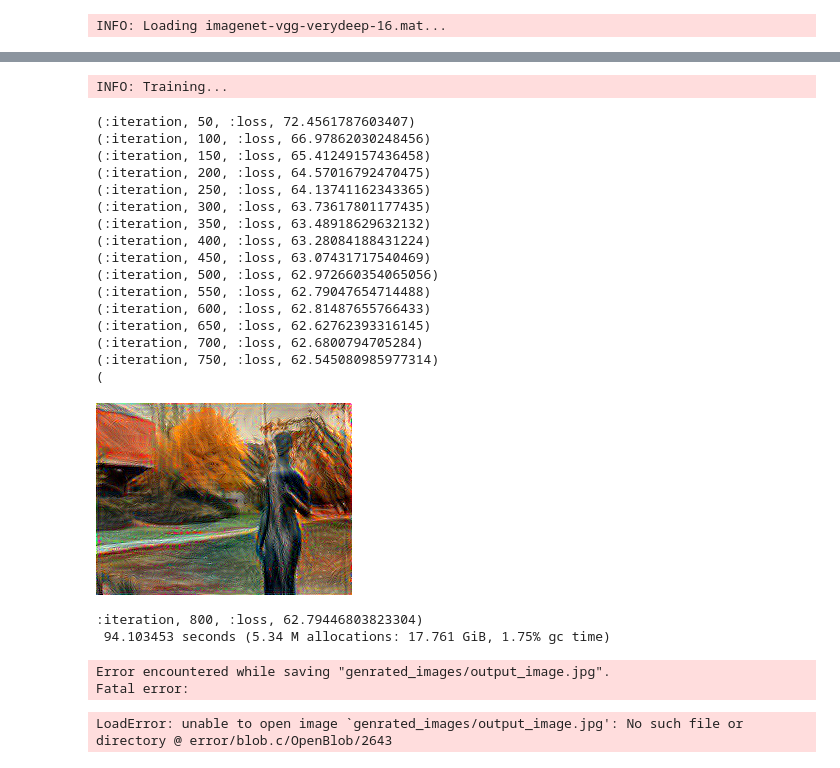
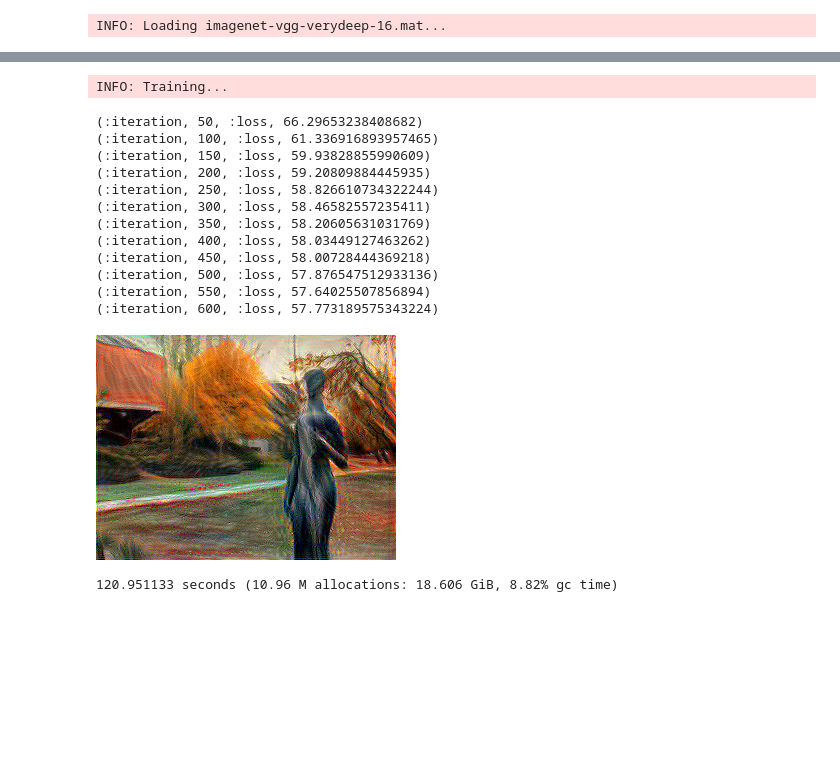
Before and after one commit to KnetML/Neural-Style-Transfer, a Jupyter notebook: neural_style_transfer.ipynb, the cells around one changed output, grey strips where cells are left out. Cells and saved outputs as stored; diff of their text form; code cells hidden in the pictures; blank space fills up the shorter version.

```diff
--- a/neural_style_transfer.ipynb
+++ b/neural_style_transfer.ipynb
@@ -382,47 +378,39 @@ WARNING: replacing docs for 'iterations :: Union{}' in module 'Main'.
 # %%
 #Demo: Style transfer.
 content_img_def = "content_images/sculpture1.jpg"  #Path of content image i.e. photograph
 style_img_def = "style_images/the_scream.jpg"  #Path of style image i.e. artistic painting
 iterations = 600  #number of iterations for backpropagation
-image_size_default = style_size_default = 256  #new sizes after resizing
+image_size_default = style_size_default = 300  #new sizes after resizing
 
 content_weights_default = 10*Float64(1.0)   #content loss weights
 style_weights_default = 10*Array{Float64}([0.2, 2*0.2, 3*0.2, 4*0.2, 5*0.2])  #style loss weights
 tv_weight_def = 8*Float64(1.0) #total variation loss weight
 
 #Choose the layers to extract the content and style representations
 #You can choose from the first 26 layers of VGG. The 26th layer is relu5_3. Further layers shouldn't be chosen
 content_layer_default = 17    #conv4_2
 style_layers_default = (2, 6, 10, 16, 22);  #relu1_1, relu2_1, relu3_1, relu4_1, relu5_1
 
 @time (img1, loss_vector1) = style_transfer(content_img_def, style_img_def, image_size_default, style_size_default, content_layer_default,
     content_weights_default, style_layers_default, style_weights_default, tv_weight_def);
 
 output1=postprocess(cpu_type(img1));
 display(output1)
 #Uncomment below code if you want to save.
 #save("generated_images/output_image.jpg", output1)
 # %% [output]
 INFO: Training...
-(:iteration, 50, :loss, 72.4561787603407)
-(:iteration, 100, :loss, 66.97862030248456)
-(:iteration, 150, :loss, 65.41249157436458)
-(:iteration, 200, :loss, 64.57016792470475)
-(:iteration, 250, :loss, 64.13741162343365)
-(:iteration, 300, :loss, 63.73617801177435)
-(:iteration, 350, :loss, 63.48918629632132)
-(:iteration, 400, :loss, 63.28084188431224)
-(:iteration, 450, :loss, 63.07431717540469)
-(:iteration, 500, :loss, 62.972660354065056)
-(:iteration, 550, :loss, 62.79047654714488)
-(:iteration, 600, :loss, 62.81487655766433)
-(:iteration, 650, :loss, 62.62762393316145)
-(:iteration, 700, :loss, 62.6800794705284)
-(:iteration, 750, :loss, 62.545080985977314)
-(
+(:iteration, 50, :loss, 66.29653238408682)
+(:iteration, 100, :loss, 61.336916893957465)
+(:iteration, 150, :loss, 59.93828855990609)
+(:iteration, 200, :loss, 59.20809884445935)
+(:iteration, 250, :loss, 58.826610734322244)
+(:iteration, 300, :loss, 58.46582557235411)
+(:iteration, 350, :loss, 58.20605631031769)
+(:iteration, 400, :loss, 58.03449127463262)
+(:iteration, 450, :loss, 58.00728444369218)
+(:iteration, 500, :loss, 57.876547512933136)
+(:iteration, 550, :loss, 57.64025507856894)
+(:iteration, 600, :loss, 57.773189575343224)
-[figure, old version]
+[figure, new version]
-:iteration, 800, :loss, 62.79446803823304)
- 94.103453 seconds (5.34 M allocations: 17.761 GiB, 1.75% gc time)
+120.951133 seconds (10.96 M allocations: 18.606 GiB, 8.82% gc time)
-Error encountered while saving "genrated_images/output_image.jpg".
-Fatal error:
-LoadError: unable to open image `genrated_images/output_image.jpg': No such file or directory @ error/blob.c/OpenBlob/2643
```
Also changed, not shown: parts of 4 cells of this notebook, 1 other file.
